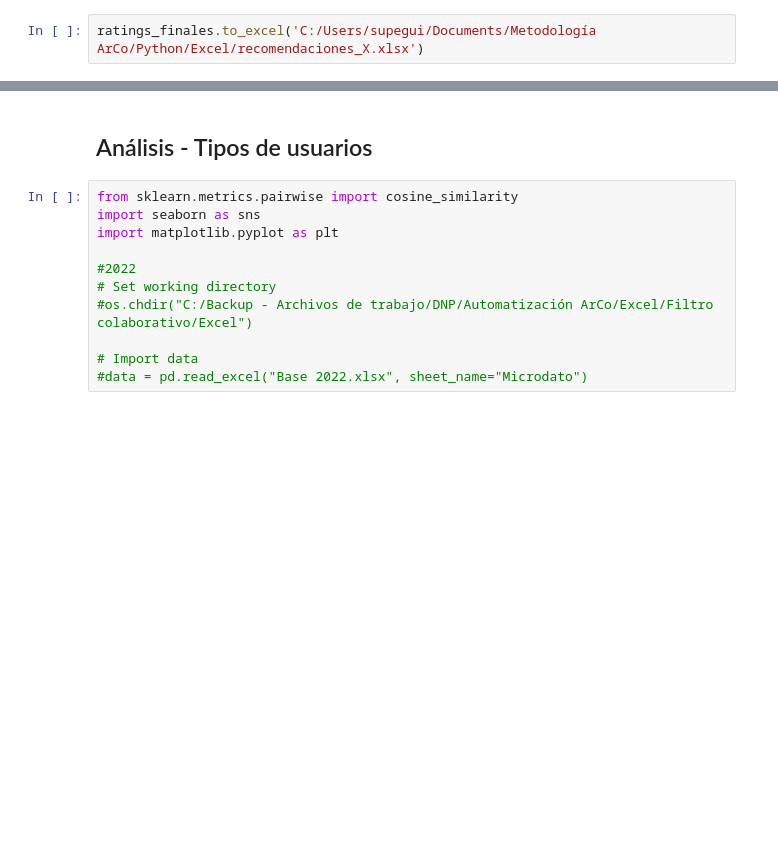
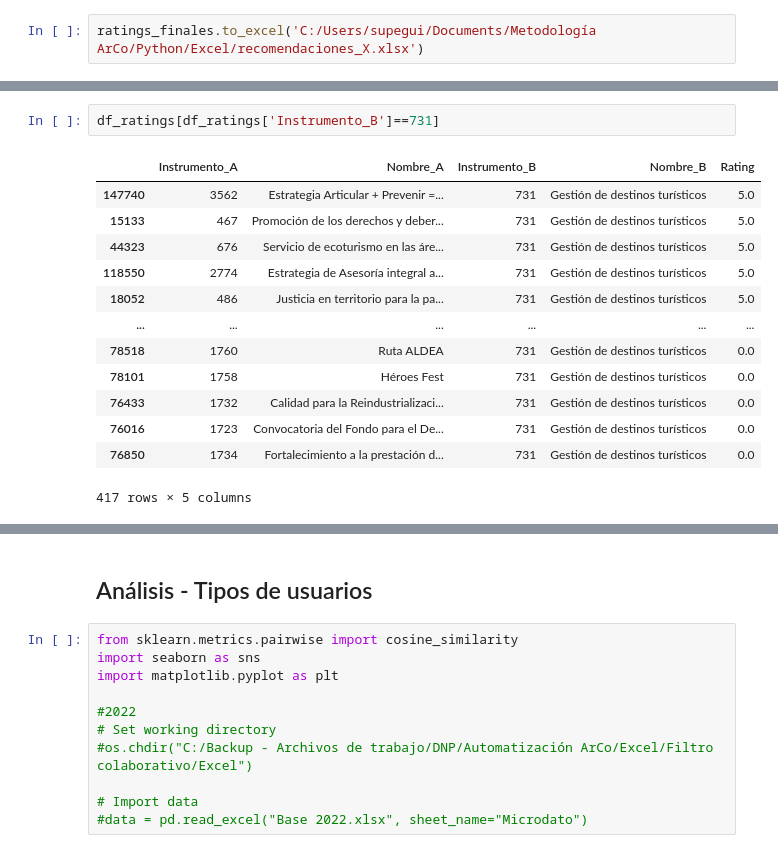
Before and after one commit to Orionshelo/ArCo, a Jupyter notebook: 2024 10 24 - Filtro colaborativo ArCo.ipynb, the cells around one changed output, grey strips where cells are left out. Cells and saved outputs as stored; diff of their text form; blank space fills up the shorter version.

```diff
--- a/2024 10 24 - Filtro colaborativo ArCo.ipynb
+++ b/2024 10 24 - Filtro colaborativo ArCo.ipynb
@@ -200,3 +198,19 @@ df_ratings.head(100000)
+# %%
+df_ratings[df_ratings['Instrumento_B']==731]
+# %% [output]
+|  | Instrumento_A | Nombre_A | Instrumento_B | Nombre_B | Rating |
+| 147740 | 3562 | Estrategia Articular + Prevenir =... | 731 | Gestión de destinos turísticos | 5.0 |
+| 15133 | 467 | Promoción de los derechos y deber... | 731 | Gestión de destinos turísticos | 5.0 |
+| 44323 | 676 | Servicio de ecoturismo en las áre... | 731 | Gestión de destinos turísticos | 5.0 |
+| 118550 | 2774 | Estrategia de Asesoría integral a... | 731 | Gestión de destinos turísticos | 5.0 |
+| 18052 | 486 | Justicia en territorio para la pa... | 731 | Gestión de destinos turísticos | 5.0 |
+| ... | ... | ... | ... | ... | ... |
+| 78518 | 1760 | Ruta ALDEA | 731 | Gestión de destinos turísticos | 0.0 |
+| 78101 | 1758 | Héroes Fest | 731 | Gestión de destinos turísticos | 0.0 |
+| 76433 | 1732 | Calidad para la Reindustrializaci... | 731 | Gestión de destinos turísticos | 0.0 |
+| 76016 | 1723 | Convocatoria del Fondo para el De... | 731 | Gestión de destinos turísticos | 0.0 |
+| 76850 | 1734 | Fortalecimiento a la prestación d... | 731 | Gestión de destinos turísticos | 0.0 |
+417 rows × 5 columns
 # %%
 import pandas as pd
 import numpy as np
```
Also changed, not shown: parts of 9 cells of this notebook, 1 other file.
